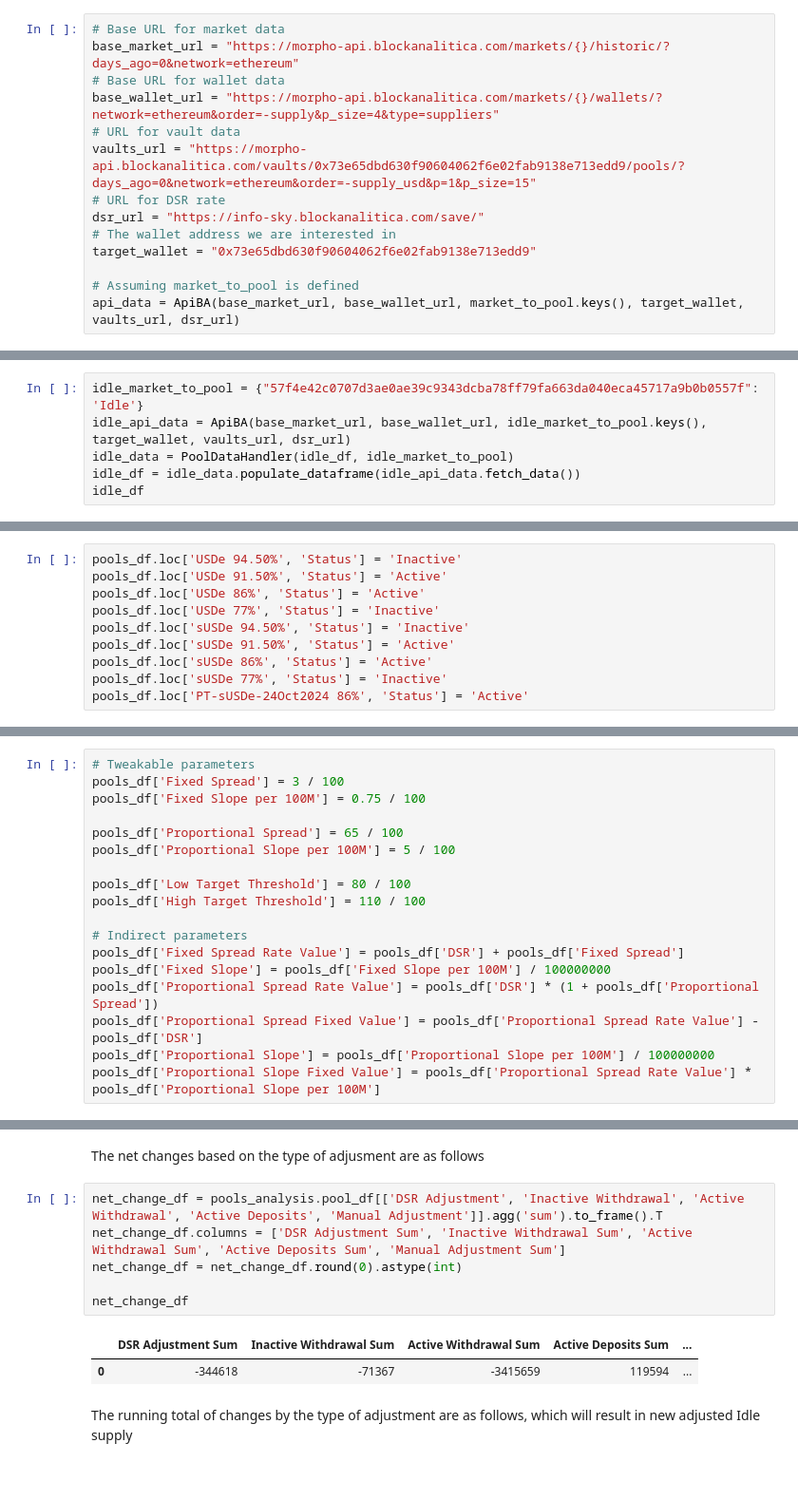
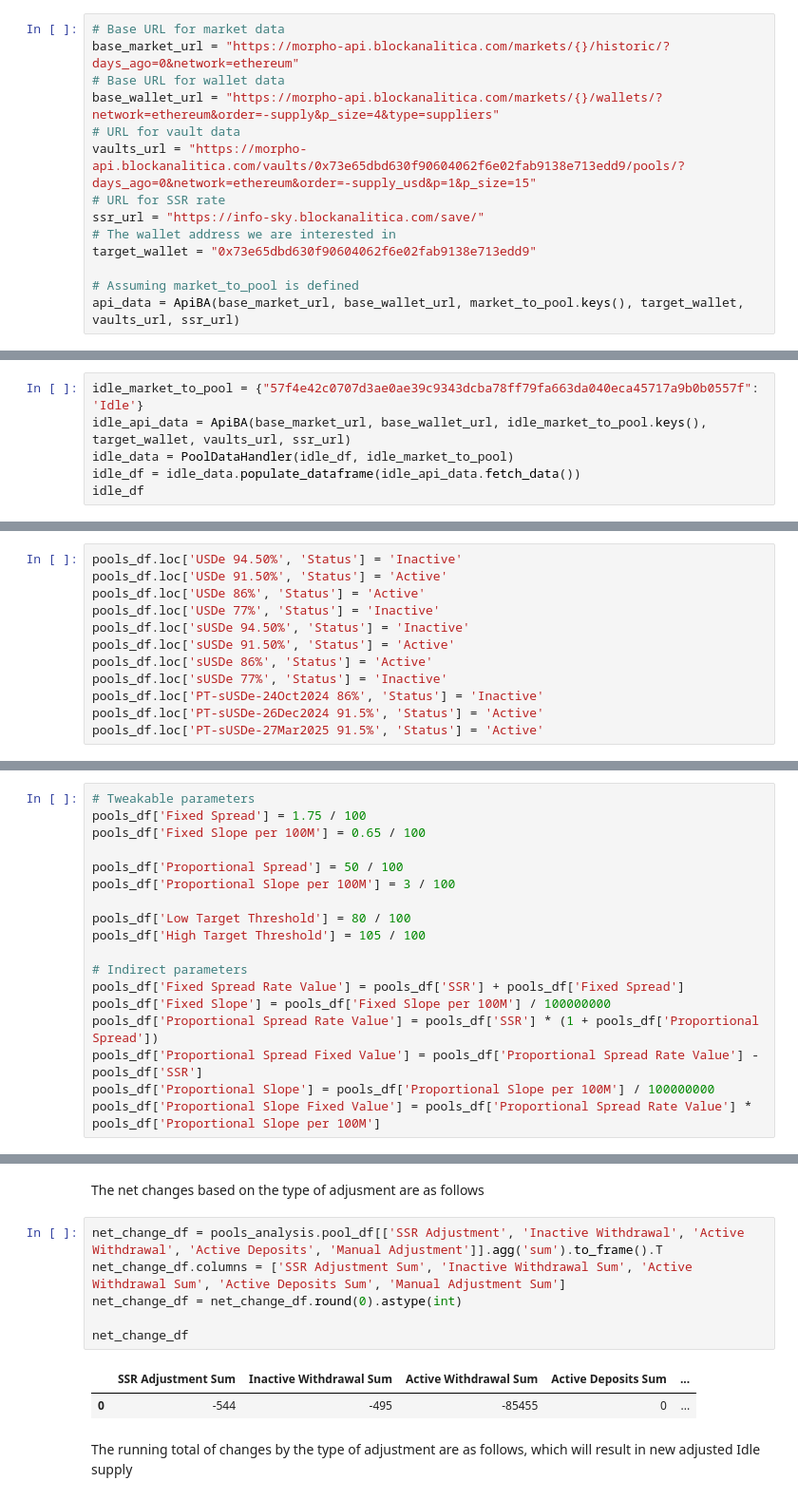
Before and after one commit to lavanic99/morpho_allocation, a Jupyter notebook: morpho_reallocation.ipynb, the cells around one changed output, grey strips where cells are left out. Shown: that part at 95% size. Cells and saved outputs as stored; diff of their text form.

```diff
--- a/morpho_reallocation.ipynb
+++ b/morpho_reallocation.ipynb
@@ -131,13 +145,13 @@ base_market_url = "https://morpho-api.blockanalitica.com/markets/{}/historic/?da
 base_wallet_url = "https://morpho-api.blockanalitica.com/markets/{}/wallets/?network=ethereum&order=-supply&p_size=4&type=suppliers"
 # URL for vault data
 vaults_url = "https://morpho-api.blockanalitica.com/vaults/0x73e65dbd630f90604062f6e02fab9138e713edd9/pools/?days_ago=0&network=ethereum&order=-supply_usd&p=1&p_size=15"
-# URL for DSR rate
-dsr_url = "https://info-sky.blockanalitica.com/save/"
+# URL for SSR rate
+ssr_url = "https://info-sky.blockanalitica.com/save/"
 # The wallet address we are interested in
 target_wallet = "0x73e65dbd630f90604062f6e02fab9138e713edd9"
 
 # Assuming market_to_pool is defined
-api_data = ApiBA(base_market_url, base_wallet_url, market_to_pool.keys(), target_wallet, vaults_url, dsr_url)
+api_data = ApiBA(base_market_url, base_wallet_url, market_to_pool.keys(), target_wallet, vaults_url, ssr_url)
 # %% [markdown]
 With data from API populate the dataframe
 # %%
@@ -163,7 +179,7 @@ Updated DataFrame:
 To see the allocation in the Idle matket:
 # %%
 idle_market_to_pool = {"57f4e42c0707d3ae0ae39c9343dcba78ff79fa663da040eca45717a9b0b0557f": 'Idle'}
-idle_api_data = ApiBA(base_market_url, base_wallet_url, idle_market_to_pool.keys(), target_wallet, vaults_url, dsr_url)
+idle_api_data = ApiBA(base_market_url, base_wallet_url, idle_market_to_pool.keys(), target_wallet, vaults_url, ssr_url)
 idle_data = PoolDataHandler(idle_df, idle_market_to_pool)
 idle_df = idle_data.populate_dataframe(idle_api_data.fetch_data())
 idle_df
@@ -205,27 +221,29 @@ pools_df.loc['sUSDe 94.50%', 'Status'] = 'Inactive'
 pools_df.loc['sUSDe 91.50%', 'Status'] = 'Active'
 pools_df.loc['sUSDe 86%', 'Status'] = 'Active'
 pools_df.loc['sUSDe 77%', 'Status'] = 'Inactive'
-pools_df.loc['PT-sUSDe-24Oct2024 86%', 'Status'] = 'Active'
+pools_df.loc['PT-sUSDe-24Oct2024 86%', 'Status'] = 'Inactive'
+pools_df.loc['PT-sUSDe-26Dec2024 91.5%', 'Status'] = 'Active'
+pools_df.loc['PT-sUSDe-27Mar2025 91.5%', 'Status'] = 'Active'
 # %% [markdown]
 ## Vault benchmarks
 
 Here you can modify the vault benchmark calculations.
 # %%
 # Tweakable parameters
-pools_df['Fixed Spread'] = 3 / 100
-pools_df['Fixed Slope per 100M'] = 0.75 / 100
+pools_df['Fixed Spread'] = 1.75 / 100
+pools_df['Fixed Slope per 100M'] = 0.65 / 100
 
-pools_df['Proportional Spread'] = 65 / 100
-pools_df['Proportional Slope per 100M'] = 5 / 100
+pools_df['Proportional Spread'] = 50 / 100
+pools_df['Proportional Slope per 100M'] = 3 / 100
 
 pools_df['Low Target Threshold'] = 80 / 100
-pools_df['High Target Threshold'] = 110 / 100
+pools_df['High Target Threshold'] = 105 / 100
 
 # Indirect parameters
-pools_df['Fixed Spread Rate Value'] = pools_df['DSR'] + pools_df['Fixed Spread']
+pools_df['Fixed Spread Rate Value'] = pools_df['SSR'] + pools_df['Fixed Spread']
 pools_df['Fixed Slope'] = pools_df['Fixed Slope per 100M'] / 100000000
-pools_df['Proportional Spread Rate Value'] = pools_df['DSR'] * (1 + pools_df['Proportional Spread'])
-pools_df['Proportional Spread Fixed Value'] = pools_df['Proportional Spread Rate Value'] - pools_df['DSR']
+pools_df['Proportional Spread Rate Value'] = pools_df['SSR'] * (1 + pools_df['Proportional Spread'])
+pools_df['Proportional Spread Fixed Value'] = pools_df['Proportional Spread Rate Value'] - pools_df['SSR']
 pools_df['Proportional Slope'] = pools_df['Proportional Slope per 100M'] / 100000000
 pools_df['Proportional Slope Fixed Value'] = pools_df['Proportional Spread Rate Value'] * pools_df['Proportional Slope per 100M']
 # %%
@@ -279,14 +301,14 @@ The average utilization of the pools is: 79.78%
 # %% [markdown]
 The net changes based on the type of adjusment are as follows
 # %%
-net_change_df = pools_analysis.pool_df[['DSR Adjustment', 'Inactive Withdrawal', 'Active Withdrawal', 'Active Deposits', 'Manual Adjustment']].agg('sum').to_frame().T
-net_change_df.columns = ['DSR Adjustment Sum', 'Inactive Withdrawal Sum', 'Active Withdrawal Sum', 'Active Deposits Sum', 'Manual Adjustment Sum']
+net_change_df = pools_analysis.pool_df[['SSR Adjustment', 'Inactive Withdrawal', 'Active Withdrawal', 'Active Deposits', 'Manual Adjustment']].agg('sum').to_frame().T
+net_change_df.columns = ['SSR Adjustment Sum', 'Inactive Withdrawal Sum', 'Active Withdrawal Sum', 'Active Deposits Sum', 'Manual Adjustment Sum']
 net_change_df = net_change_df.round(0).astype(int)
 
 net_change_df
 # %% [output]
-|  | DSR Adjustment Sum | Inactive Withdrawal Sum | Active Withdrawal Sum | Active Deposits Sum | ... |
-| 0 | -344618 | -71367 | -3415659 | 119594 | ... |
+|  | SSR Adjustment Sum | Inactive Withdrawal Sum | Active Withdrawal Sum | Active Deposits Sum | ... |
+| 0 | -544 | -495 | -85455 | 0 | ... |
 # %% [markdown]
 The running total of changes by the type of adjustment are as follows, which will result in new adjusted Idle supply
 # %%
```
Also changed, not shown: parts of 14 cells of this notebook, 3 other files.
